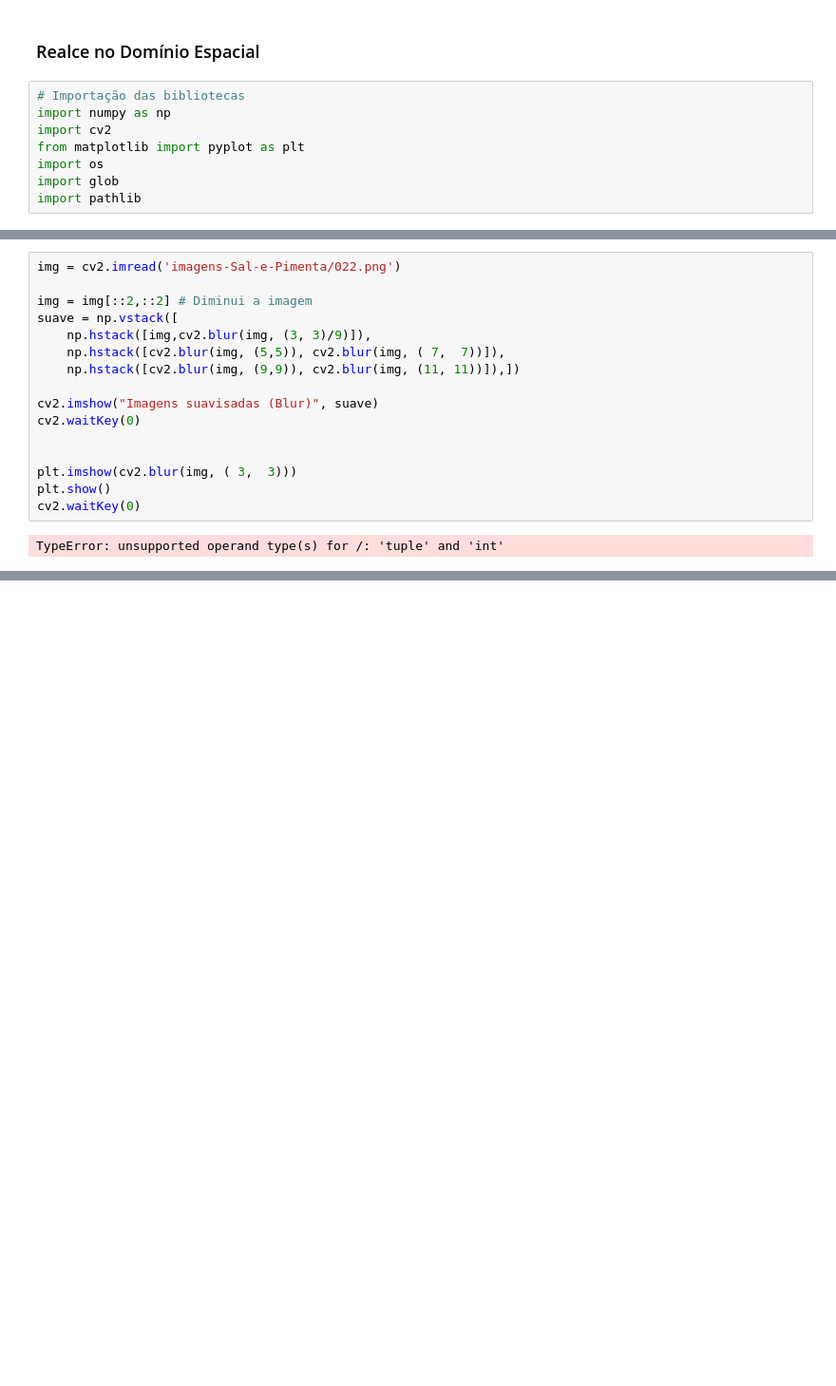
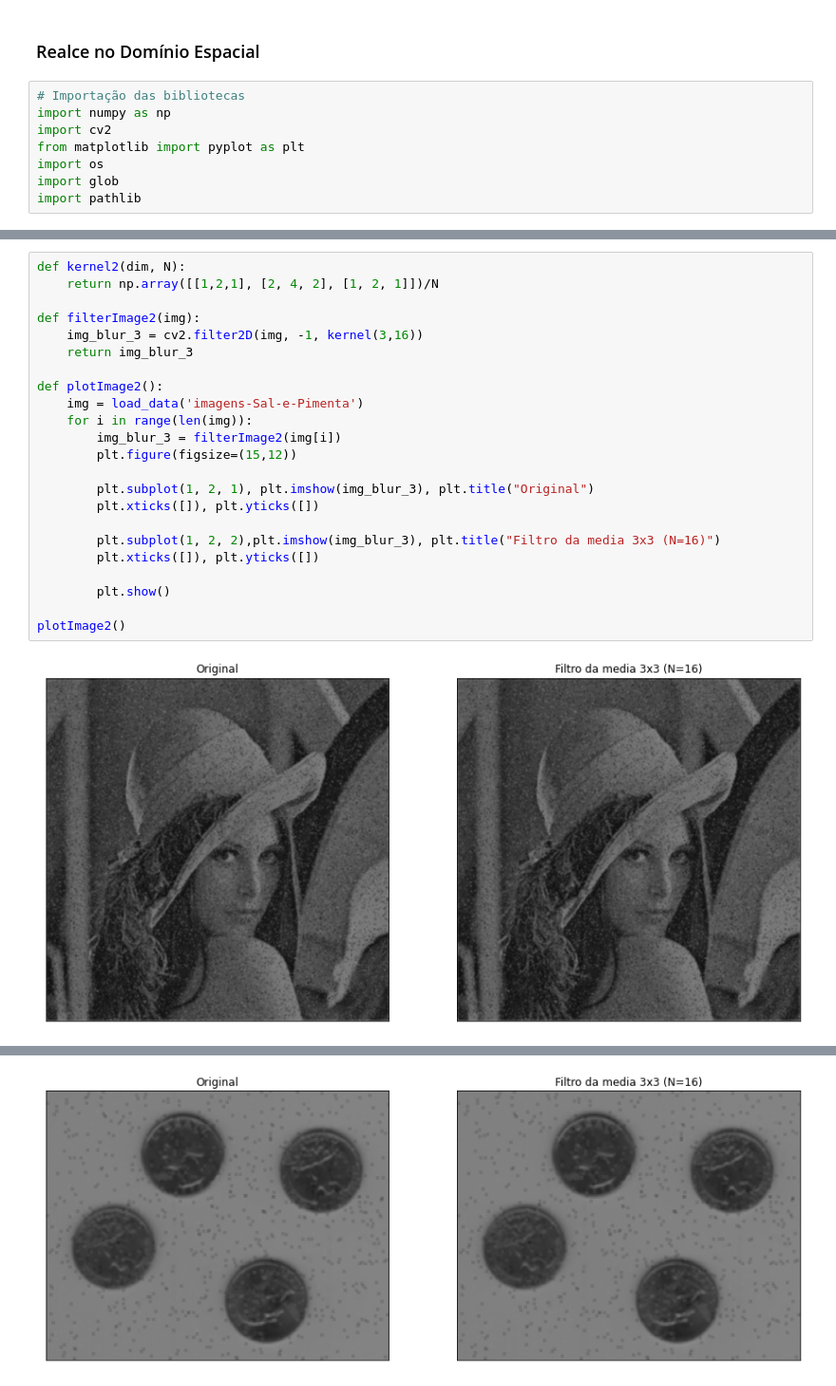
Before and after one commit to andressagomes26/PDI_Digital_ImageProcessing, a Jupyter notebook: Untitled.ipynb, the cells around one changed output, grey strips where cells are left out. Shown at 95% size. Cells and saved outputs as stored; diff of their text form; blank space fills up the shorter version.

```diff
--- a/Untitled.ipynb
+++ b/Untitled.ipynb
@@ -56,18 +57,25 @@ plotImage()
 # %%
-img = cv2.imread('imagens-Sal-e-Pimenta/022.png')
+def kernel2(dim, N):
+    return np.array([[1,2,1], [2, 4, 2], [1, 2, 1]])/N
 
-img = img[::2,::2] # Diminui a imagem
-suave = np.vstack([
-    np.hstack([img,cv2.blur(img, (3, 3)/9)]),
-    np.hstack([cv2.blur(img, (5,5)), cv2.blur(img, ( 7,  7))]),
-    np.hstack([cv2.blur(img, (9,9)), cv2.blur(img, (11, 11))]),])
+def filterImage2(img):
+    img_blur_3 = cv2.filter2D(img, -1, kernel(3,16))
+    return img_blur_3
 
-cv2.imshow("Imagens suavisadas (Blur)", suave)
-cv2.waitKey(0)
+def plotImage2():
+    img = load_data('imagens-Sal-e-Pimenta')
+    for i in range(len(img)):
+        img_blur_3 = filterImage2(img[i])
+        plt.figure(figsize=(15,12))
 
+        plt.subplot(1, 2, 1), plt.imshow(img_blur_3), plt.title("Original")
+        plt.xticks([]), plt.yticks([])
 
-plt.imshow(cv2.blur(img, ( 3,  3)))
-plt.show()
-cv2.waitKey(0)
+        plt.subplot(1, 2, 2),plt.imshow(img_blur_3), plt.title("Filtro da media 3x3 (N=16)")
+        plt.xticks([]), plt.yticks([])
+
+        plt.show()
+
+plotImage2()
 # %% [output]
-TypeError: unsupported operand type(s) for /: 'tuple' and 'int'
+[figure, added]
@@ -73,0 +84 @@ TypeError: unsupported operand type(s) for /: 'tuple' and 'int'
+[figure, added]
```
Also changed, not shown: parts of 9 cells of this notebook.
